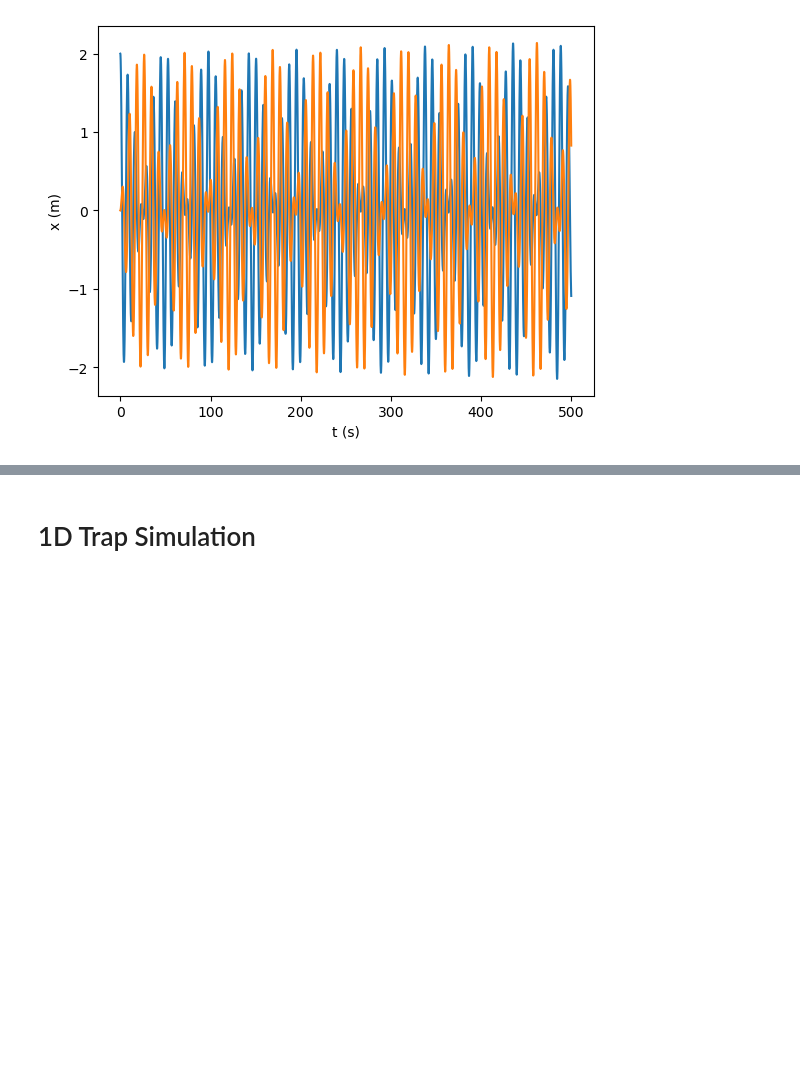
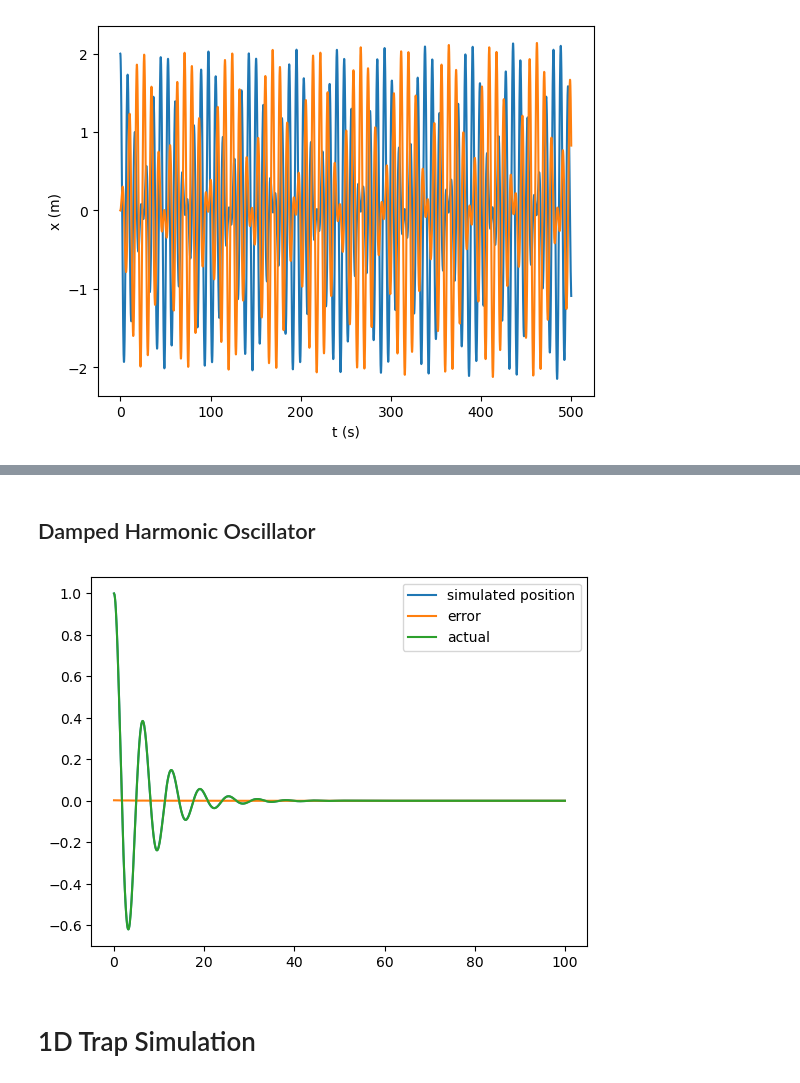
Before and after one commit to code-sc/ion-trap-simulation, a Jupyter notebook: simulation_code.ipynb, the cells around one changed output, grey strips where cells are left out. Drawn from its saved outputs; the diff is of its cells as text; code cells hidden in the pictures; blank space fills up the shorter version.

```diff
--- a/simulation_code.ipynb
+++ b/simulation_code.ipynb
@@ -150,0 +134,11 @@ done 1000.0
+# %% [markdown]
+## Damped Harmonic Oscillator
+# %%
+# Physical constants
+m = 10
+k = 10
+b = 3
+
+# Other constants
+omega = np.sqrt(k / m)
+gamma = b / (2 * m)
@@ -151,3 +223,28 @@ done 1000.0
+# %%
+# Run Simulation
+
+T = 100
+dt = 0.1
+
+x_0 = 1
+v_0 = 0
+
+# x_l_sim, v_l_sim = leapfrog_sim(T, dt, x_0, v_0)
+# x_l_sim = np.array(x_l_sim); v_er_sim = np.array(v_l_sim)
+x_er_sim, v_er_sim, er_err = er_sim(T, dt, x_0, v_0)
+x_er_sim = np.array(x_er_sim); v_er_sim = np.array(v_er_sim); er_err = np.array(er_err)
+# %%
+# Plot trajectory
+tinterval = np.arange(0, T+dt, dt)
+# plt.plot(tinterval, x_l_sim, label="leapfrog")
+plt.plot(tinterval, x_er_sim, label="simulated position")
+# plt.plot(tinterval, v_er_sim, label="simulated velocity")
+plt.plot(tinterval, er_err, label="error")
+plt.plot(tinterval, damped_oscillator_trajectory(T, dt, x_0, v_0), label="actual")
+plt.legend()
+plt.show()
+# %% [output]
+[figure, added]
 # %% [markdown]
 # 1D Trap Simulation
 # %% [markdown]
```
Also changed, not shown: parts of 29 cells of this notebook, 12 other files.
